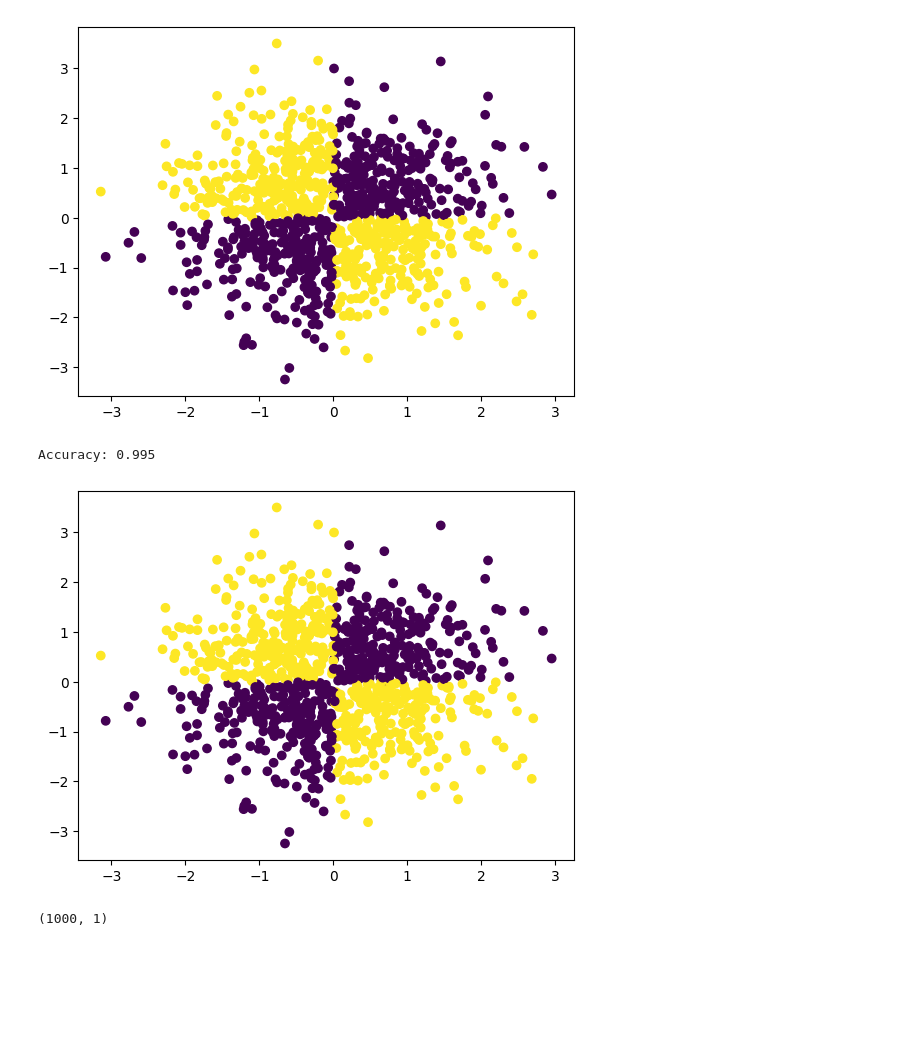
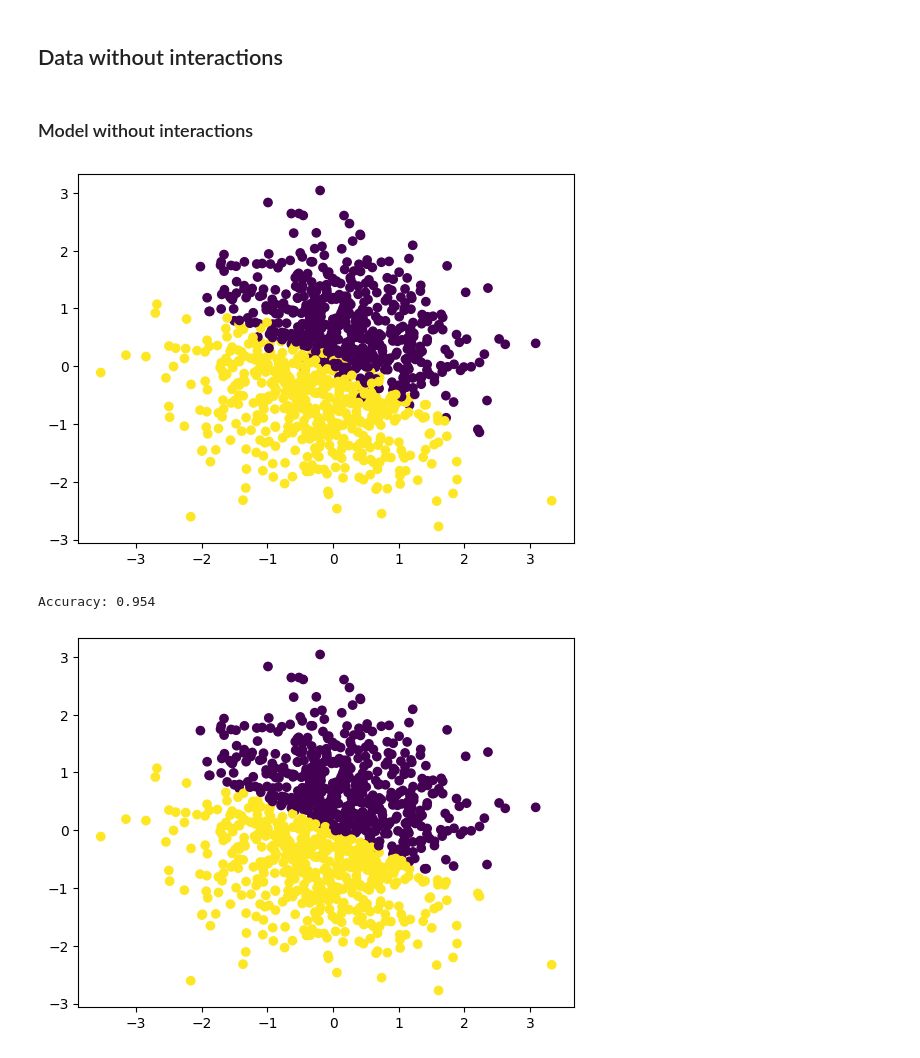
Before and after one commit to mstaczek/Logistic-Regression-with-IRLS, a Jupyter notebook: LogisticRegression.ipynb, the cells around one changed output. Cells and saved outputs as stored; diff of their text form; code cells hidden in the pictures; blank space fills up the shorter version.

```diff
--- a/LogisticRegression.ipynb
+++ b/LogisticRegression.ipynb
@@ -4,14 +4,15 @@ import pandas as pd
 import matplotlib.pyplot as plt
 # %%
 #### Data generation
-n = 1000
-X1 = np.random.normal(0,1,n)
-X2 = np.random.normal(0,1,n)
-X3 = X1*X2
-B = [0, 0, 0, 1]
-X = pd.DataFrame(np.transpose([X1, X2]))
-X_big = pd.DataFrame(np.transpose([X1, X2, X3]))
-Y =  np.transpose((1/(1+np.exp([B] @ np.array([[1 for i in range(n)], X1, X2, X3]+np.random.normal(0,1/1000,n))))>1/2).astype(int))
+def generate_data(B = [0, 0, 0, 1], n = 1000):
+
+    X1 = np.random.normal(0,1,n)
+    X2 = np.random.normal(0,1,n)
+    X3 = X1*X2
+
+    X = pd.DataFrame(np.transpose([X1, X2]))
+    Y =  np.transpose((1/(1+np.exp([B] @ np.array([[1 for i in range(n)], X1, X2, X3]+np.random.normal(0,1/10,n))))>1/2).astype(int))
+    return X, Y
 # %%
 class LR():
     def __init__(self, maximisation_minorisation = False):
@@ -62,24 +62,29 @@ class LR():
             X_exp=np.c_[X_exp, X_exp[:,interaction[0]+1] * X_exp[:,interaction[1]+1]]
         return (self.sigmoid(X_exp,self.beta)>p).astype(int)
 # %%
-lr = LR()
-betas = lr.fit(X,Y, interactions=[[0,1]], l2=3)
+def run_experiment(B = [0, 0, 0, 1], interacions = False):
+    X, Y = generate_data(B)
 
+    lr = LR()
+    if interacions:
+        lr.fit(X,Y, interactions=[[0,1]], l2=0)
+    else:
+        lr.fit(X,Y, l2=0)
 
-X_exp = np.c_[np.ones(X.shape[0]) , X.values]
+    y_pred =  lr.predict(X)
+    plt.scatter(X[0], X[1], c=Y)
+    plt.show()
 
-y_pred =  lr.predict(X)
-plt.scatter(X1, X2, c=Y)
-plt.show()
-
-print(f'Accuracy: {1-np.mean(np.abs(y_pred-Y))}')
-plt.scatter(X1, X2, c=y_pred)
-plt.show()
+    print(f'Accuracy: {1-np.mean(np.abs(y_pred-Y))}')
+    plt.scatter(X[0], X[1], c=y_pred)
+    plt.show()
-# %% [output]
-[figure, removed]
-Accuracy: 0.995
-[figure, removed]
-# %%
-y_pred.shape
-# %% [output]
-(1000, 1)
+# %% [markdown]
+## Data without interactions
+# %% [markdown]
+### Model without interactions
+# %%
+run_experiment(B=[0,1,2,0])
+# %% [output]
+[figure, added]
+Accuracy: 0.954
+[figure, added]
```
Also changed, not shown: parts of 13 cells of this notebook.
